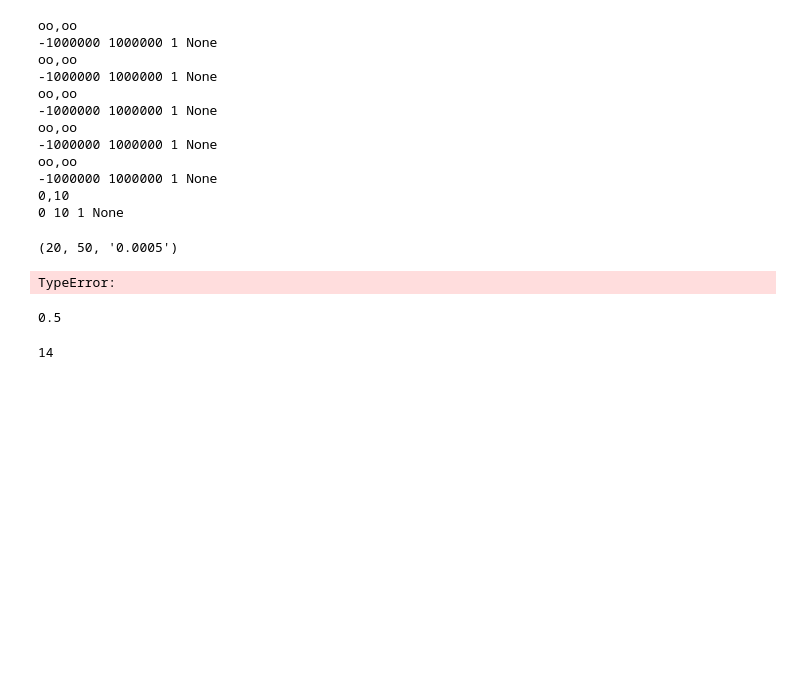
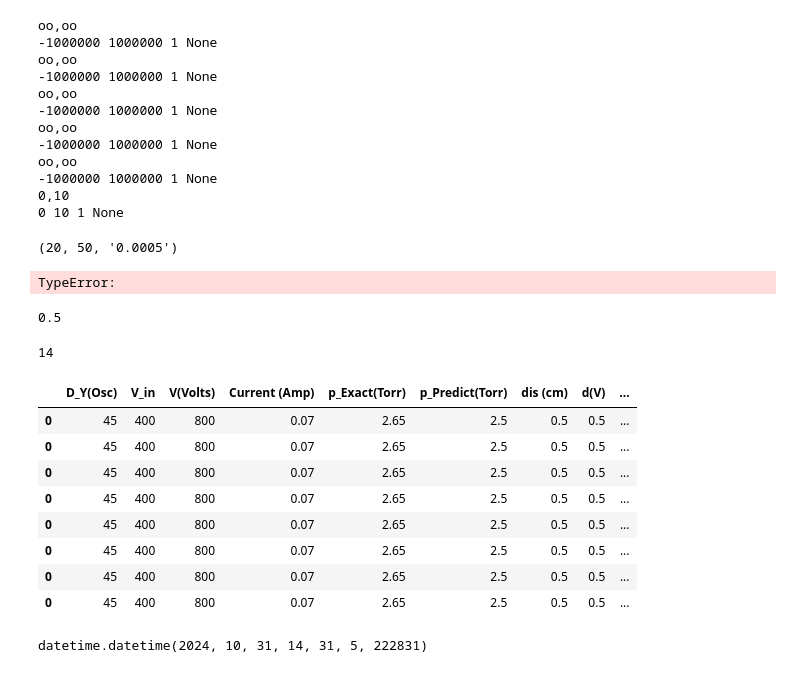
Before and after one commit to s-gerow/SAIL-Plasma, a Jupyter notebook: BeAMED/playground.ipynb, the cells around one changed output. Drawn from its saved outputs; the diff is of its cells as text; code cells hidden in the pictures; blank space fills up the shorter version.

Commit message:
Updates BeAMED.py
Add in save to csv implementation

```diff
--- a/BeAMED/playground.ipynb
+++ b/BeAMED/playground.ipynb
@@ -337,3 +337,27 @@ dt = datetime.now()
 dt.hour
 # %% [output]
 14
+# %%
+import pandas as pd
+
+#BeAMED_data = pd.DataFrame(columns= ['D_Y(Osc)', 'V_in', 'V(Volts)', 'Current (Amp)', 'p_Exact(Torr)', 'p_Predict(Torr)', 'dis (cm)', 'd(V)', 'd(p)', 'd(d)', 'd(pd)'])
+new_data = [[45, 400, 800, 0.07, 2.65, 2.5, 0.5, 0.5, 0.1, 0.1, 0.05]]
+new_dataframe = pd.DataFrame(new_data,columns=['D_Y(Osc)', 'V_in', 'V(Volts)', 'Current (Amp)', 'p_Exact(Torr)', 'p_Predict(Torr)', 'dis (cm)', 'd(V)', 'd(p)', 'd(d)', 'd(pd)'])
+BeAMED_data = pd.concat([ new_dataframe,BeAMED_data])
+BeAMED_data
+# %% [output]
+|  | D_Y(Osc) | V_in | V(Volts) | Current (Amp) | p_Exact(Torr) | p_Predict(Torr) | dis (cm) | d(V) | ... |
+| 0 | 45 | 400 | 800 | 0.07 | 2.65 | 2.5 | 0.5 | 0.5 | ... |
+| 0 | 45 | 400 | 800 | 0.07 | 2.65 | 2.5 | 0.5 | 0.5 | ... |
+| 0 | 45 | 400 | 800 | 0.07 | 2.65 | 2.5 | 0.5 | 0.5 | ... |
+| 0 | 45 | 400 | 800 | 0.07 | 2.65 | 2.5 | 0.5 | 0.5 | ... |
+| 0 | 45 | 400 | 800 | 0.07 | 2.65 | 2.5 | 0.5 | 0.5 | ... |
+| 0 | 45 | 400 | 800 | 0.07 | 2.65 | 2.5 | 0.5 | 0.5 | ... |
+| 0 | 45 | 400 | 800 | 0.07 | 2.65 | 2.5 | 0.5 | 0.5 | ... |
+| 0 | 45 | 400 | 800 | 0.07 | 2.65 | 2.5 | 0.5 | 0.5 | ... |
+# %%
+from datetime import datetime
+
+datetime.now()
+# %% [output]
+datetime.datetime(2024, 10, 31, 14, 31, 5, 222831)
```
Also changed, not shown: 2 other files.
